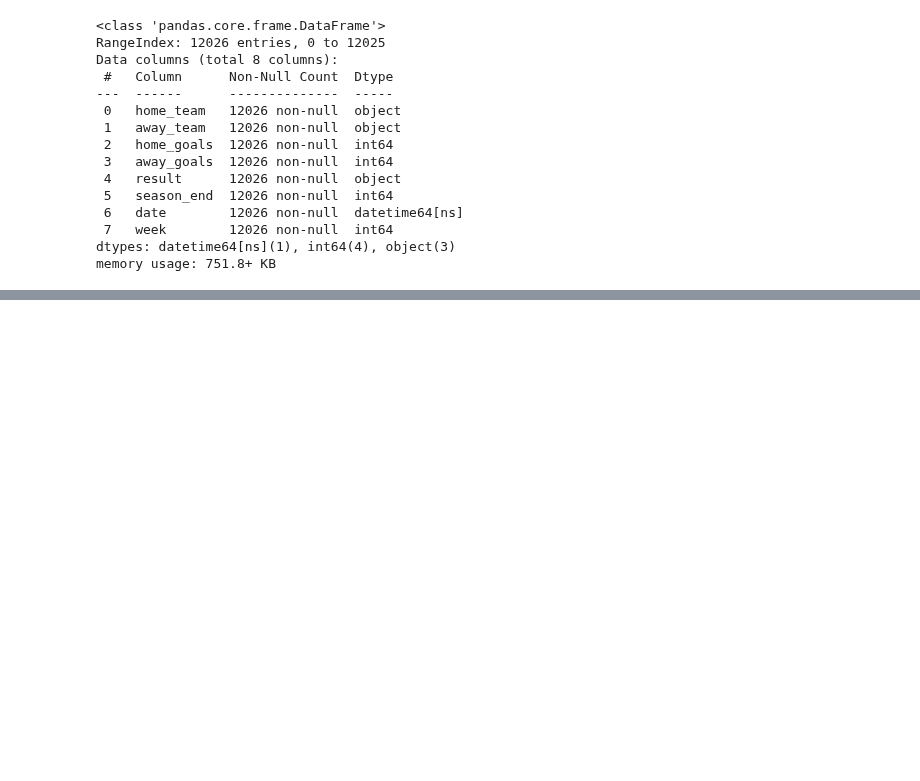
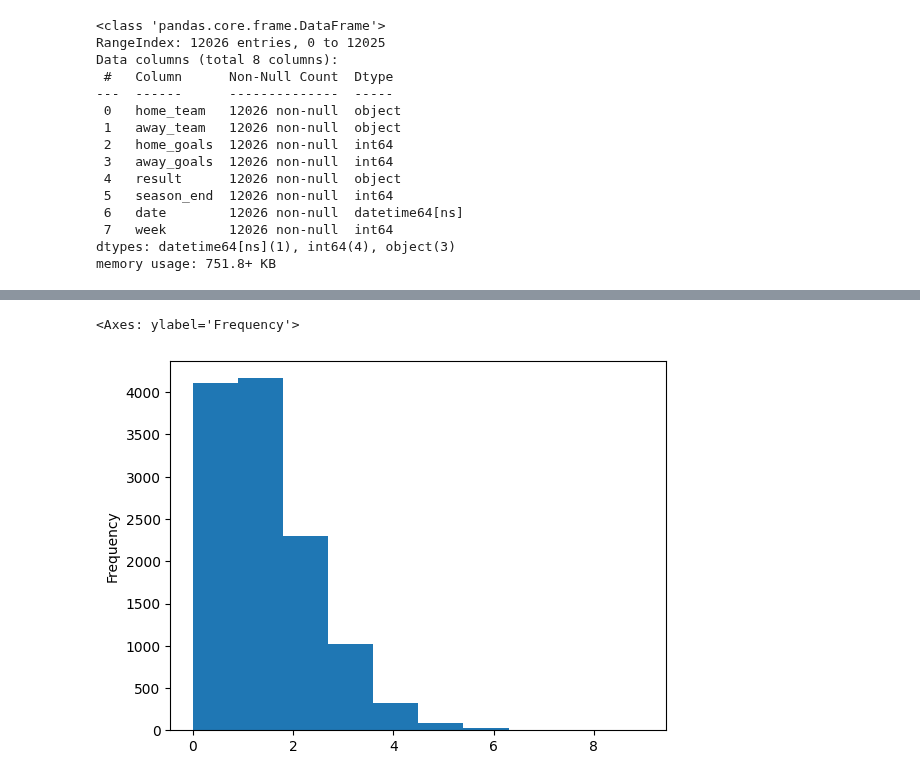
Before and after one commit to AgentXCross/PythonDS-ML, a Jupyter notebook: Projects/Notebooks/premier_league.ipynb, the cells around one changed output, grey strips where cells are left out. Drawn from its saved outputs; the diff is of its cells as text; code cells hidden in the pictures; blank space fills up the shorter version.

```diff
--- a/Projects/Notebooks/premier_league.ipynb
+++ b/Projects/Notebooks/premier_league.ipynb
@@ -106,0 +155,5 @@ memory usage: 751.8+ KB
+# %%
+df['away_goals'].plot(kind = 'hist')
+# %% [output]
+<Axes: ylabel='Frequency'>
+[figure, added]
```
Also changed, not shown: parts of 18 cells of this notebook.
